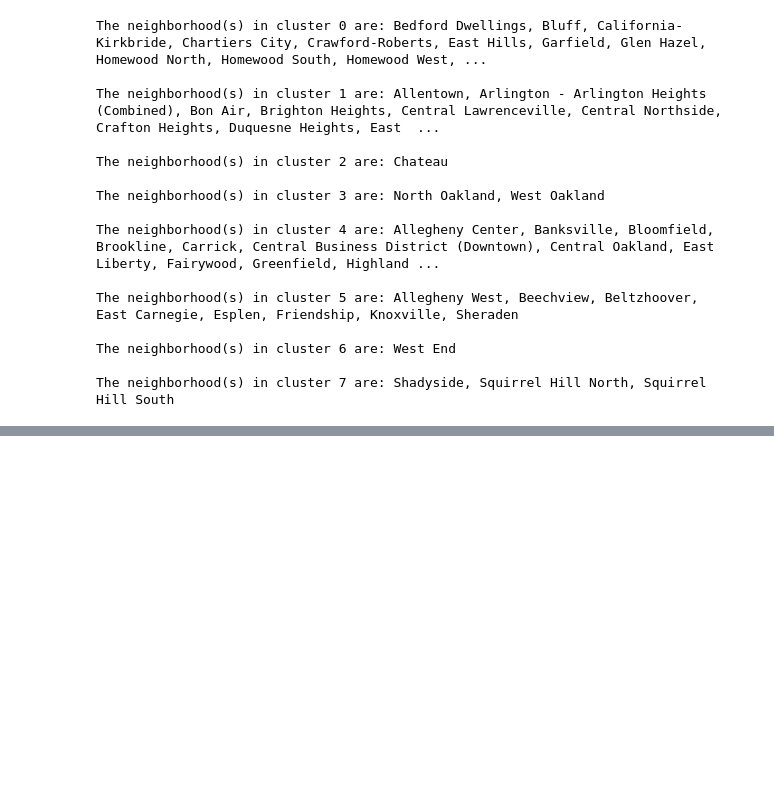
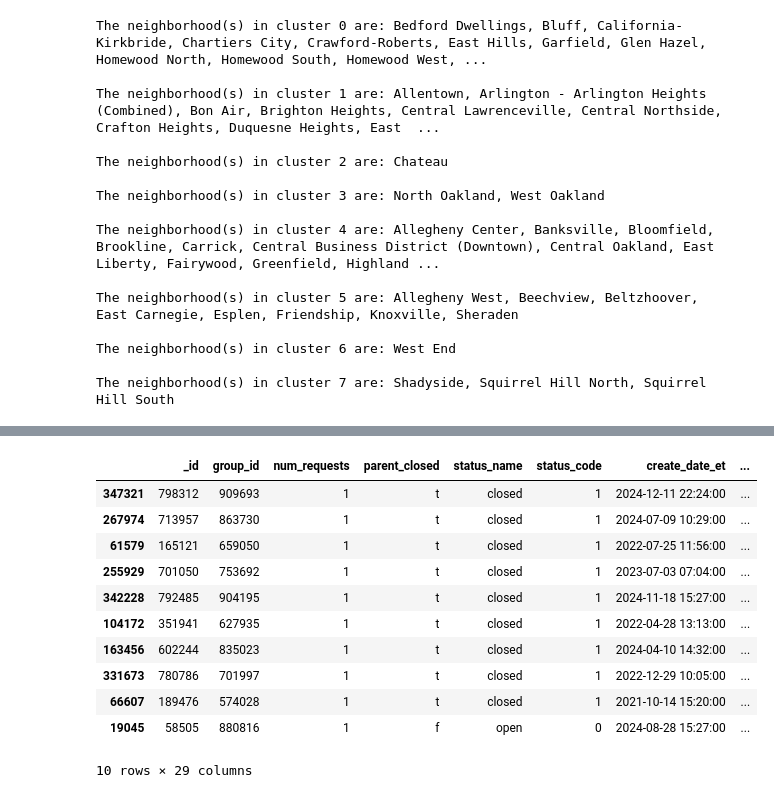
Before and after one commit to kanikaselva/311analysis, a Jupyter notebook: Analysis/3. NeighborhoodAnalysis.ipynb, the cells around one changed output, grey strips where cells are left out. Drawn from its saved outputs; the diff is of its cells as text; code cells hidden in the pictures; blank space fills up the shorter version.

```diff
--- a/Analysis/3. NeighborhoodAnalysis.ipynb
+++ b/Analysis/3. NeighborhoodAnalysis.ipynb
@@ -341,0 +369,20 @@ The neighborhood(s) in cluster 7 are: Shadyside, Squirrel Hill North, Squirrel H
+# %%
+# Add column to cleaned_data for neighborhood cluster number
+
+nbhClusters = pd.DataFrame(neighborhoods[['neighborhood', 'label']])
+
+combineddf = pd.merge(df, nbhClusters, how = 'left', on = 'neighborhood')
+combineddf.sample(10)
+# %% [output]
+|  | _id | group_id | num_requests | parent_closed | status_name | status_code | create_date_et | ... |
+| 347321 | 798312 | 909693 | 1 | t | closed | 1 | 2024-12-11 22:24:00 | ... |
+| 267974 | 713957 | 863730 | 1 | t | closed | 1 | 2024-07-09 10:29:00 | ... |
+| 61579 | 165121 | 659050 | 1 | t | closed | 1 | 2022-07-25 11:56:00 | ... |
+| 255929 | 701050 | 753692 | 1 | t | closed | 1 | 2023-07-03 07:04:00 | ... |
+| 342228 | 792485 | 904195 | 1 | t | closed | 1 | 2024-11-18 15:27:00 | ... |
+| 104172 | 351941 | 627935 | 1 | t | closed | 1 | 2022-04-28 13:13:00 | ... |
+| 163456 | 602244 | 835023 | 1 | t | closed | 1 | 2024-04-10 14:32:00 | ... |
+| 331673 | 780786 | 701997 | 1 | t | closed | 1 | 2022-12-29 10:05:00 | ... |
+| 66607 | 189476 | 574028 | 1 | t | closed | 1 | 2021-10-14 15:20:00 | ... |
+| 19045 | 58505 | 880816 | 1 | f | open | 0 | 2024-08-28 15:27:00 | ... |
+10 rows × 29 columns
```
Also changed, not shown: parts of 13 cells of this notebook.
